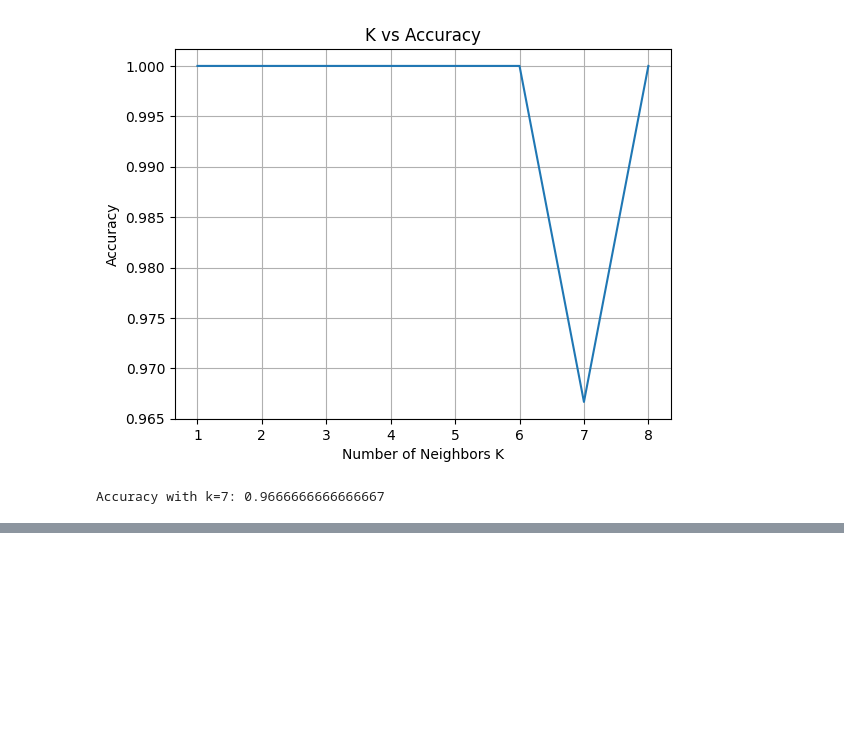
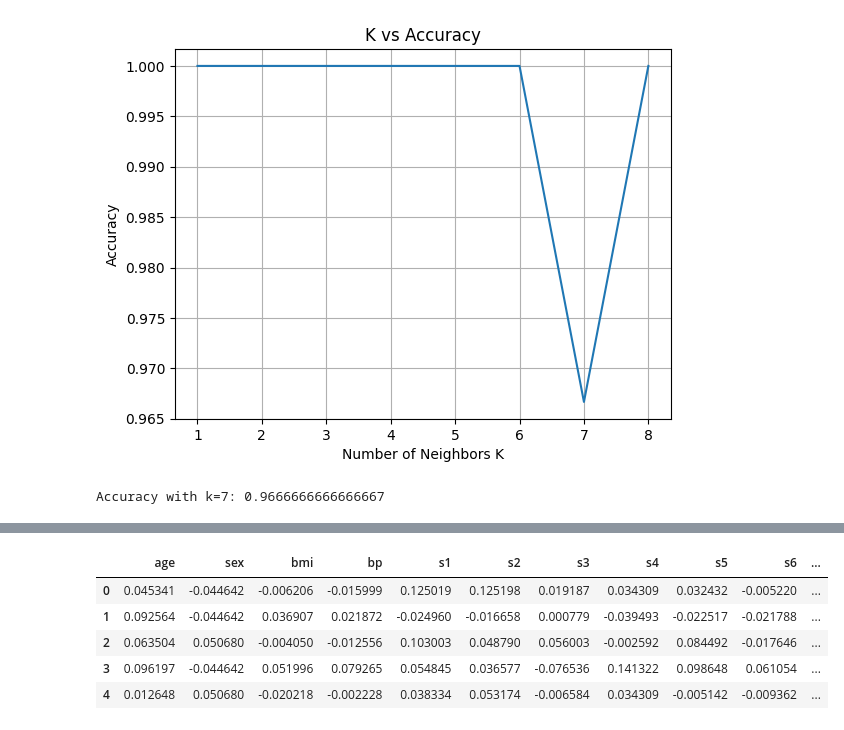
Before and after one commit to rahul8879/rbyte_ai_engineering, a Jupyter notebook: Machine_learning/01_knn_algorithm.ipynb, the cells around one changed output, grey strips where cells are left out. Saved outputs shown, nothing was run; the diff lists cells and outputs as text; code cells hidden in the pictures; blank space fills up the shorter version.

```diff
--- a/Machine_learning/01_knn_algorithm.ipynb
+++ b/Machine_learning/01_knn_algorithm.ipynb
@@ -122,0 +151,11 @@ with open('knn_iris_model.pkl', 'wb') as f:
+# %%
+# lets apply knn regression
+X_train, X_test, y_train, y_test = train_test_split(X_diabetes, y_diabetes, test_size=0.2, random_state=42)
+model = KNeighborsRegressor(n_neighbors=5)
+model.fit(X_train, y_train)
+y_pred = model.predict(X_test)
+print("Predictions:", y_pred)
+# lets check the accuracy
+from sklearn.metrics import mean_squared_error
+mse = mean_squared_error(y_test, y_pred)
+print("Mean Squared Error:", mse)
@@ -122,0 +172,14 @@ with open('knn_iris_model.pkl', 'wb') as f:
+# %%
+# ltes create the copy of the test data
+df_test_diabetes= X_test.copy()
+df_test_diabetes = pd.DataFrame(df_test_diabetes, columns=diabetes.feature_names)
+df_test_diabetes['predicted_target'] = y_pred
+df_test_diabetes['actual_target'] = y_test
+df_test_diabetes.head()
+# %% [output]
+|  | age | sex | bmi | bp | s1 | s2 | s3 | s4 | s5 | s6 | ... |
+| 0 | 0.045341 | -0.044642 | -0.006206 | -0.015999 | 0.125019 | 0.125198 | 0.019187 | 0.034309 | 0.032432 | -0.005220 | ... |
+| 1 | 0.092564 | -0.044642 | 0.036907 | 0.021872 | -0.024960 | -0.016658 | 0.000779 | -0.039493 | -0.022517 | -0.021788 | ... |
+| 2 | 0.063504 | 0.050680 | -0.004050 | -0.012556 | 0.103003 | 0.048790 | 0.056003 | -0.002592 | 0.084492 | -0.017646 | ... |
+| 3 | 0.096197 | -0.044642 | 0.051996 | 0.079265 | 0.054845 | 0.036577 | -0.076536 | 0.141322 | 0.098648 | 0.061054 | ... |
+| 4 | 0.012648 | 0.050680 | -0.020218 | -0.002228 | 0.038334 | 0.053174 | -0.006584 | 0.034309 | -0.005142 | -0.009362 | ... |
```
Also changed, not shown: parts of 6 cells of this notebook, 3 other files.
